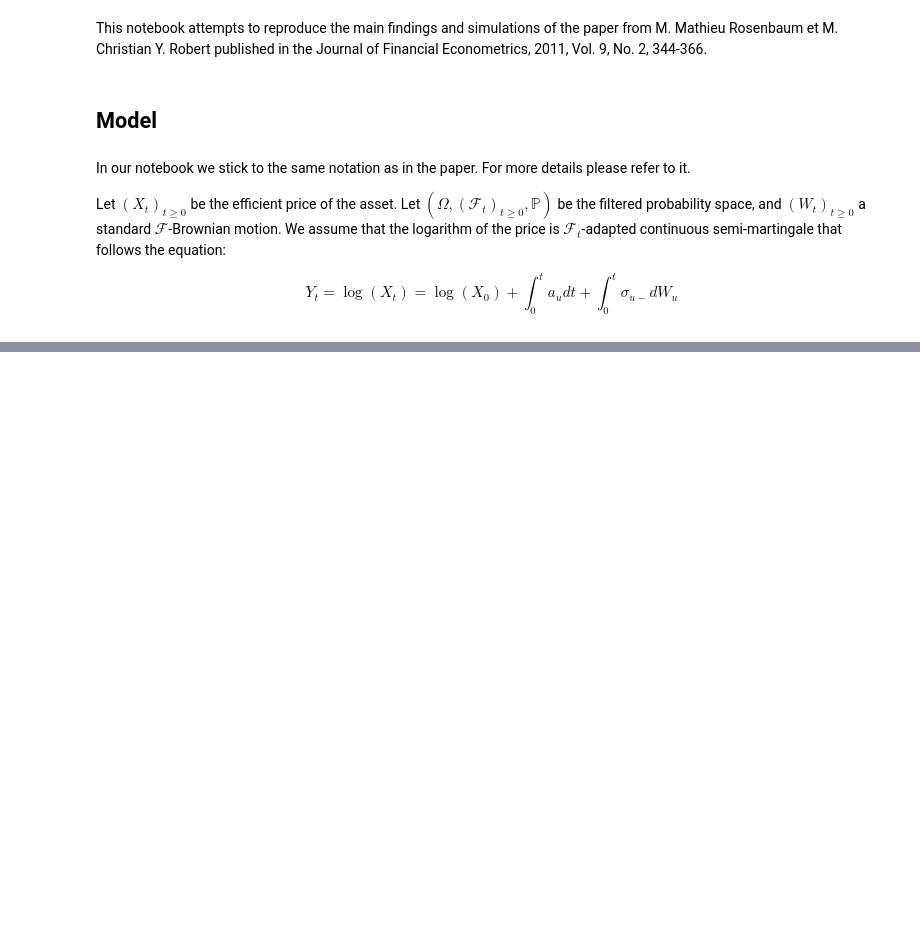
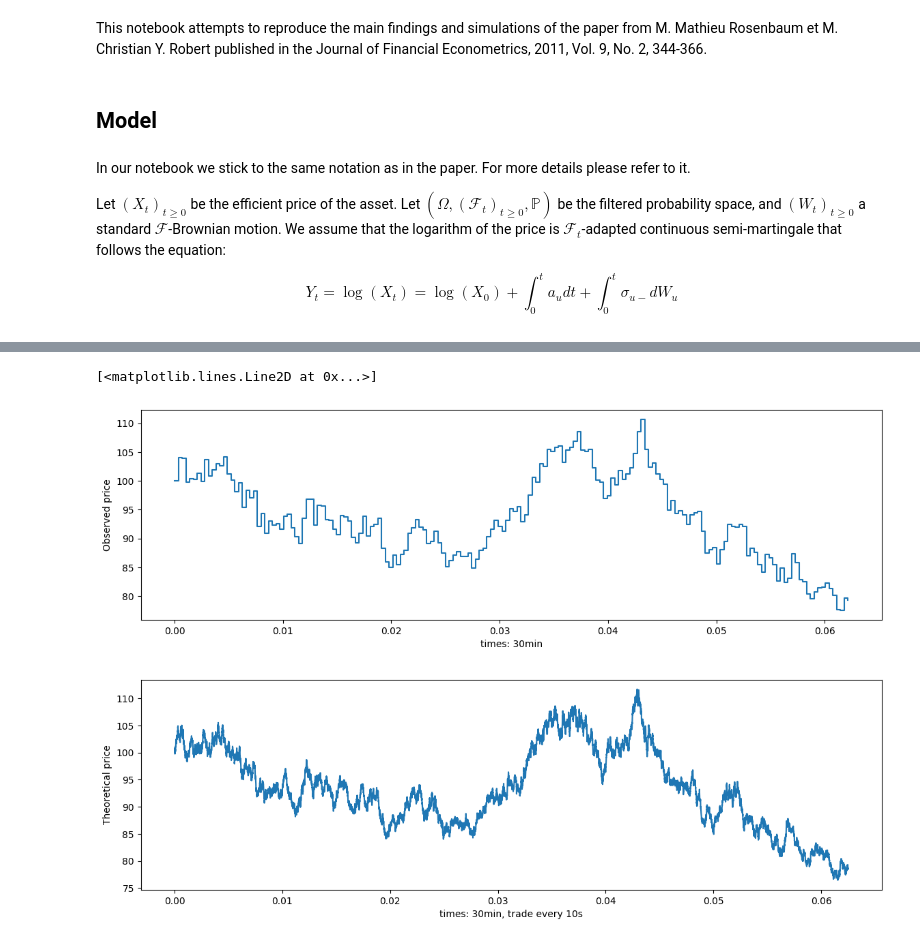
Before and after one commit to nicolassinott/HFT, a Jupyter notebook: Uncertainty_zones/model.ipynb, the cells around one changed output, grey strips where cells are left out. Drawn from its saved outputs; the diff is of its cells as text; code cells hidden in the pictures; blank space fills up the shorter version.

```diff
--- a/Uncertainty_zones/model.ipynb
+++ b/Uncertainty_zones/model.ipynb
@@ -24,0 +73,33 @@ Let us now define the sequence of exit times form uncertainty zones $(\tau_{i})_
+# %%
+def generate_returns(t):
+    ''' Generates the returns under the model of the paper
+    '''
+
+    S = np.zeros(mesh+1)
+    S[0] = X0
+
+    dB = np.random.normal(0, np.sqrt(dt), mesh)
+    for i in range(mesh):
+        dS = sigma(t[i]) * S[i] * dB[i]
+        S[i+1] = S[i] * np.exp(dS)
+
+    dX = np.diff(S) / S[:-1]
+
+    X = np.cumsum(dX)
+
+    return S, dX, X
+
+S, dX, X = generate_returns(t)
+plt.figure(figsize=(14, 4))
+plt.xlabel('times: 30min')
+plt.ylabel('Observed price')
+plt.step(t[:int(mesh/16)][::100], np.round(S[:int(mesh/16)][::100] / alpha) * alpha, where='post')
+
+plt.figure(figsize=(14, 4))
+plt.xlabel('times: 30min, trade every 10s')
+plt.ylabel('Theoretical price')
+plt.plot(t[:int(mesh/16)], S[:int(mesh/16)])
+# %% [output]
+[<matplotlib.lines.Line2D at 0x...>]
+[figure, added]
+[figure, added]
```
Also changed, not shown: parts of 8 cells of this notebook, 2 other files.
